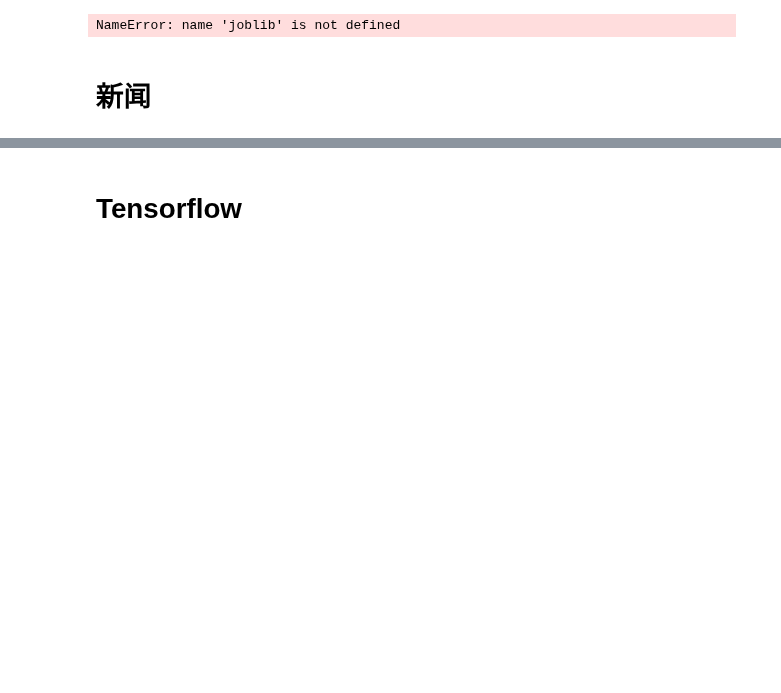
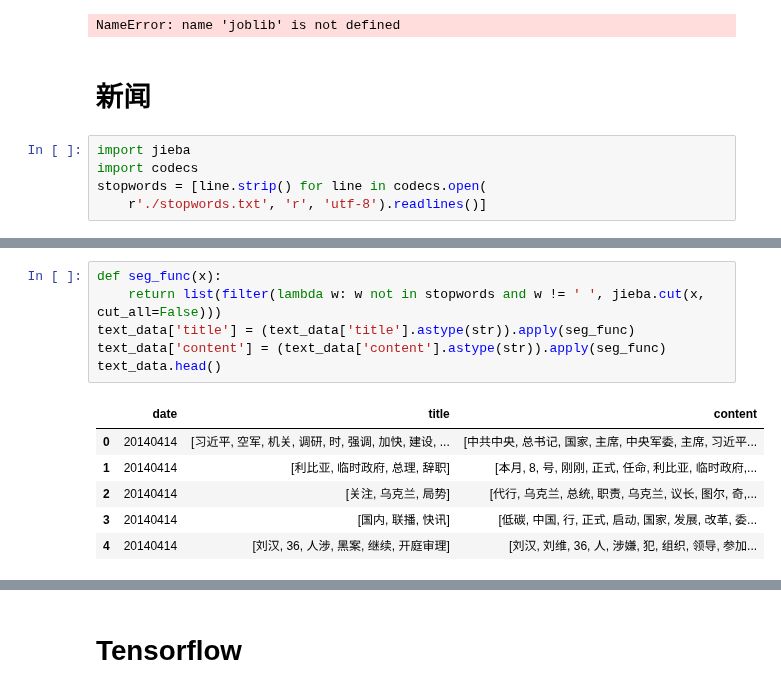
Before and after one commit to sharyxue/News-to-Predict-Stock-Movements, a Jupyter notebook: Code/stockprocessing.ipynb, the cells around one changed output, grey strips where cells are left out. Drawn from its saved outputs; the diff is of its cells as text; blank space fills up the shorter version.

```diff
--- a/Code/stockprocessing.ipynb
+++ b/Code/stockprocessing.ipynb
@@ -289,4 +289,9 @@ Epoch 100/100
 NameError: name 'joblib' is not defined
 # %% [markdown]
 # 新闻
+# %%
+import jieba
+import codecs
+stopwords = [line.strip() for line in codecs.open(
+    r'./stopwords.txt', 'r', 'utf-8').readlines()]
 # %%
@@ -319,0 +317,13 @@ memory usage: 1.0+ MB
+# %%
+def seg_func(x):
+    return list(filter(lambda w: w not in stopwords and w != ' ', jieba.cut(x, cut_all=False)))
+text_data['title'] = (text_data['title'].astype(str)).apply(seg_func)
+text_data['content'] = (text_data['content'].astype(str)).apply(seg_func)
+text_data.head()
+# %% [output]
+|  | date | title | content |
+| 0 | 20140414 | [习近平, 空军, 机关, 调研, 时, 强调, 加快, 建设, ... | [中共中央, 总书记, 国家, 主席, 中央军委, 主席, 习近平... |
+| 1 | 20140414 | [利比亚, 临时政府, 总理, 辞职] | [本月, 8, 号, 刚刚, 正式, 任命, 利比亚, 临时政府,... |
+| 2 | 20140414 | [关注, 乌克兰, 局势] | [代行, 乌克兰, 总统, 职责, 乌克兰, 议长, 图尔, 奇,... |
+| 3 | 20140414 | [国内, 联播, 快讯] | [低碳, 中国, 行, 正式, 启动, 国家, 发展, 改革, 委... |
+| 4 | 20140414 | [刘汉, 36, 人涉, 黑案, 继续, 开庭审理] | [刘汉, 刘维, 36, 人, 涉嫌, 犯, 组织, 领导, 参加... |
```
Also changed, not shown: parts of 6 cells of this notebook, 3 other files.
